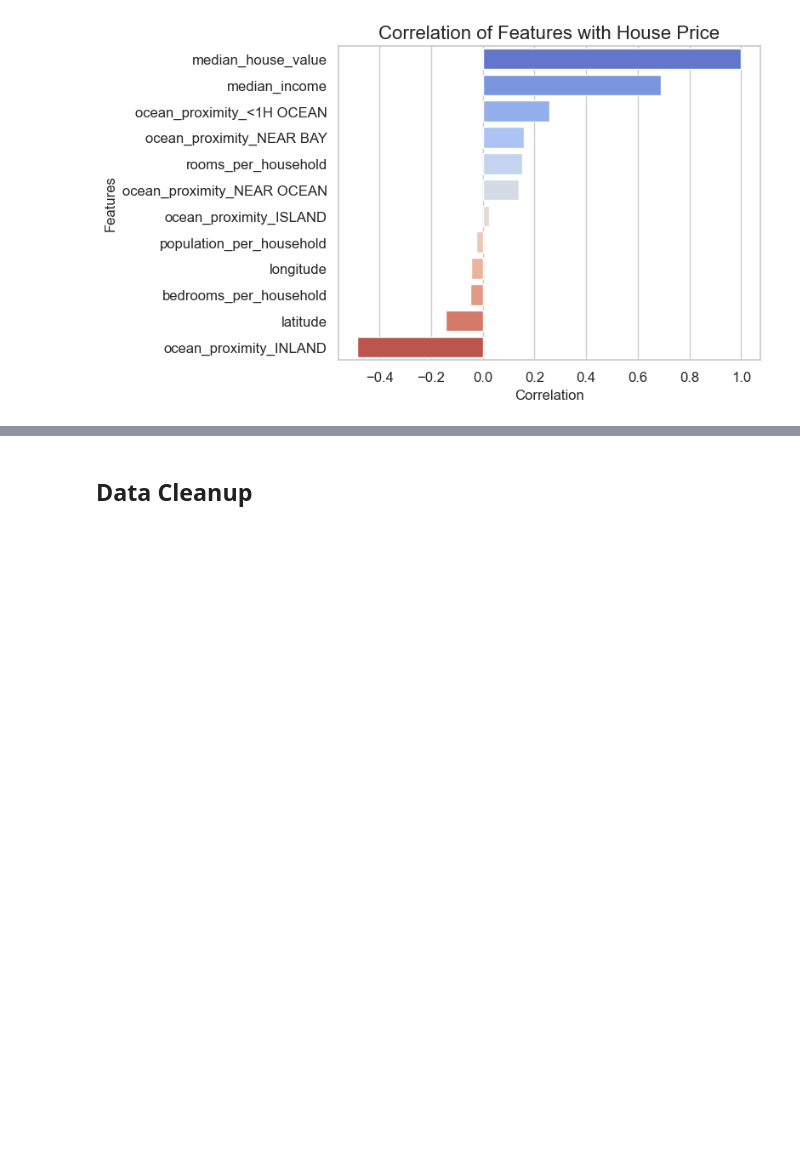
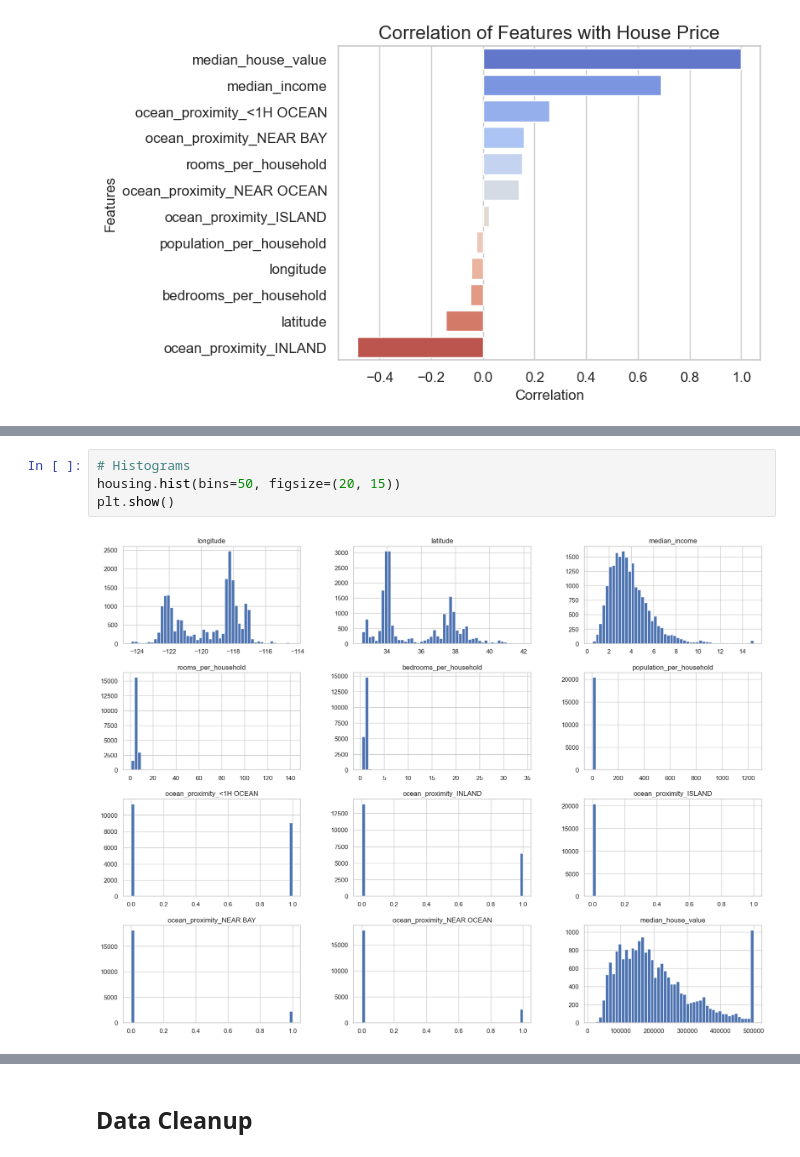
Before and after one commit to desmonddibba/house_prices, a Jupyter notebook: House_Prices.ipynb, the cells around one changed output, grey strips where cells are left out. Drawn from its saved outputs; the diff is of its cells as text; blank space fills up the shorter version.

```diff
--- a/House_Prices.ipynb
+++ b/House_Prices.ipynb
@@ -208,0 +217,6 @@ plt.show()
+# %%
+# Histograms
+housing.hist(bins=50, figsize=(20, 15))
+plt.show()
+# %% [output]
+[figure, added]
```
Also changed, not shown: parts of 6 cells of this notebook.
